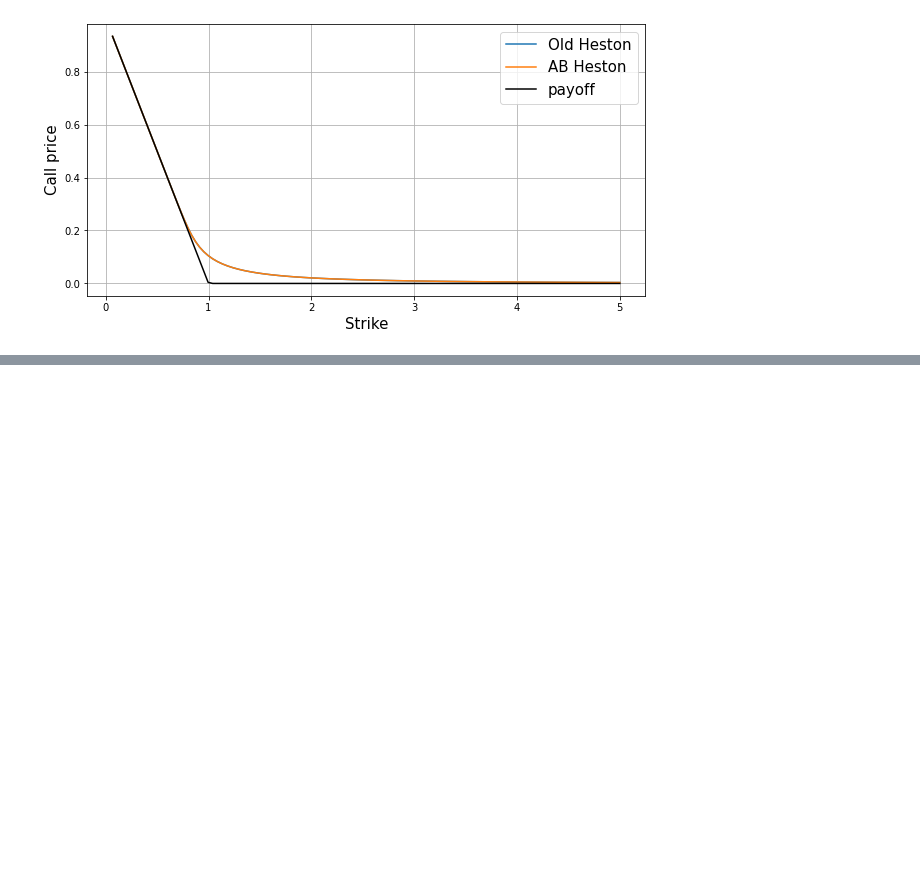
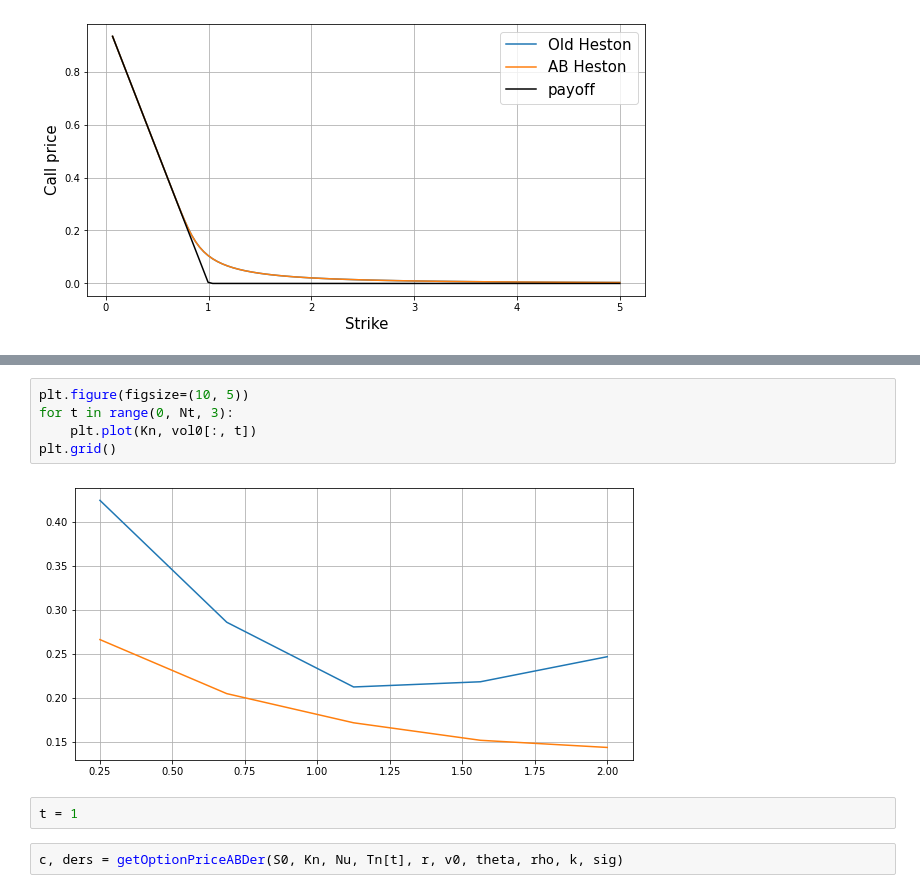
Before and after one commit to dolmatovas/MathFinance, a Jupyter notebook: heston/Heston Calibration.ipynb, the cells around one changed output, grey strips where cells are left out. Saved outputs shown, nothing was run; the diff lists cells and outputs as text; blank space fills up the shorter version.

```diff
--- a/heston/Heston Calibration.ipynb
+++ b/heston/Heston Calibration.ipynb
@@ -249,0 +409,11 @@ phi_, der1_, der2_, der3_, der4_, der5_ = getPhiABder(u, tau, k, sig, theta, rho
+# %%
+plt.figure(figsize=(10, 5))
+for t in range(0, Nt, 3):
+    plt.plot(Kn, vol0[:, t])
+plt.grid()
+# %% [output]
+[figure, added]
+# %%
+t = 1
+# %%
+c, ders = getOptionPriceABDer(S0, Kn, Nu, Tn[t], r, v0, theta, rho, k, sig)
```
Also changed, not shown: parts of 34 cells of this notebook, 1 other file.
